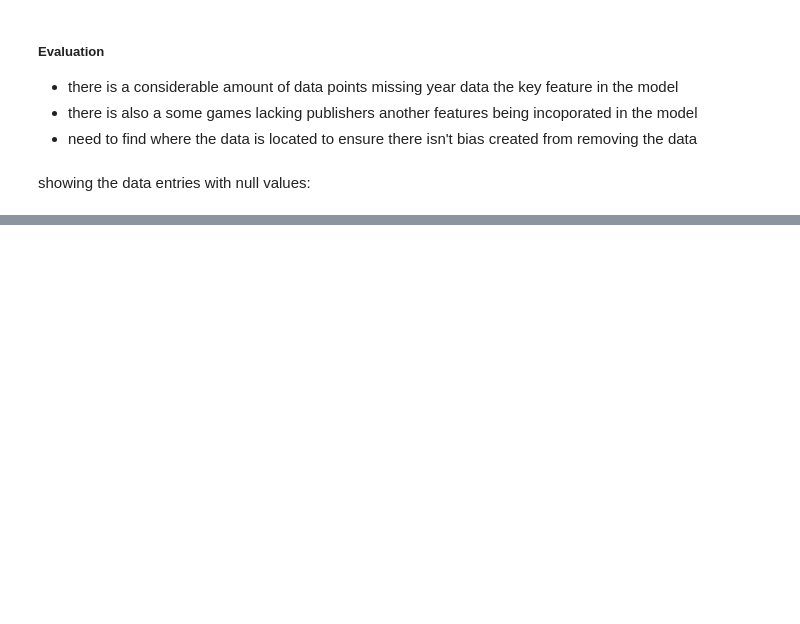
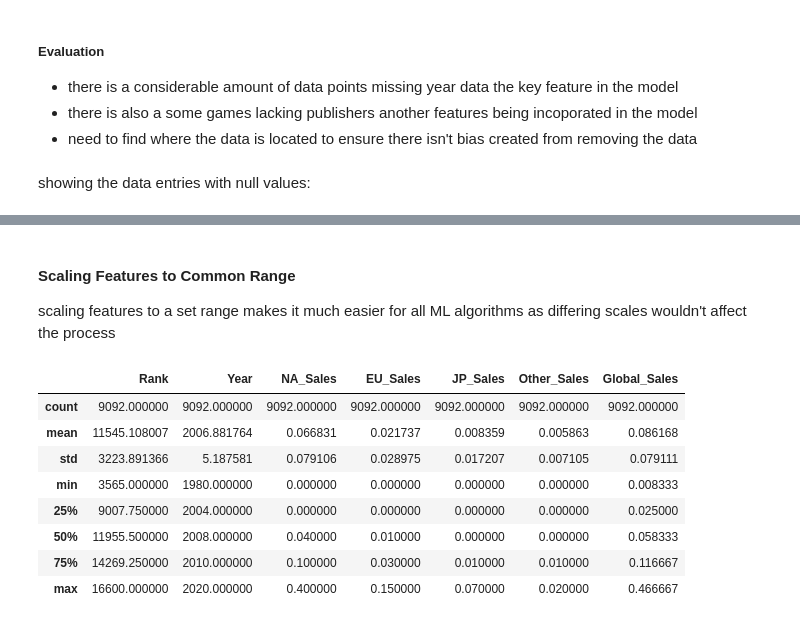
Before and after one commit to TempeHS/2025SE-LiamW-ML_AssessmentTask, a Jupyter notebook: Data_Wrangling/2. Data_Wrangling.ipynb, the cells around one changed output, grey strips where cells are left out. Saved outputs shown, nothing was run; the diff lists cells and outputs as text; code cells hidden in the pictures; blank space fills up the shorter version.

```diff
--- a/Data_Wrangling/2. Data_Wrangling.ipynb
+++ b/Data_Wrangling/2. Data_Wrangling.ipynb
@@ -63,0 +176,8 @@ I also noticed that there are the same game on different consoles as different d
+# %%
+print(data_frame['NA_Sales'].describe())
+Q1 = data_frame['NA_Sales'].quantile(0.25)
+Q3 = data_frame['NA_Sales'].quantile(0.75)
+IQR = Q3 - Q1
+print(f'Outliers are a NA_Sales above {Q3 + IQR * 1.5} or below {Q1 - IQR * 1.5}')
+data_frame = data_frame[(data_frame['NA_Sales'] >= Q1 - 1.5 * IQR) & (data_frame['NA_Sales'] <= Q3 + 1.5 * IQR)]
+print(data_frame['NA_Sales'].describe())
@@ -63,0 +204,8 @@ I also noticed that there are the same game on different consoles as different d
+# %%
+print(data_frame['EU_Sales'].describe())
+Q1 = data_frame['EU_Sales'].quantile(0.25)
+Q3 = data_frame['EU_Sales'].quantile(0.75)
+IQR = Q3 - Q1
+print(f'Outliers are a EU_Sales above {Q3 + IQR * 1.5} or below {Q1 - IQR * 1.5}')
+data_frame = data_frame[(data_frame['EU_Sales'] >= Q1 - 1.5 * IQR) & (data_frame['EU_Sales'] <= Q3 + 1.5 * IQR)]
+print(data_frame['EU_Sales'].describe())
@@ -63,0 +232,8 @@ I also noticed that there are the same game on different consoles as different d
+# %%
+print(data_frame['JP_Sales'].describe())
+Q1 = data_frame['JP_Sales'].quantile(0.25)
+Q3 = data_frame['JP_Sales'].quantile(0.75)
+IQR = Q3 - Q1
+print(f'Outliers are a JP_Sales above {Q3 + IQR * 1.5} or below {Q1 - IQR * 1.5}')
+data_frame = data_frame[(data_frame['JP_Sales'] >= Q1 - 1.5 * IQR) & (data_frame['JP_Sales'] <= Q3 + 1.5 * IQR)]
+print(data_frame['JP_Sales'].describe())
@@ -63,0 +260,8 @@ I also noticed that there are the same game on different consoles as different d
+# %%
+print(data_frame['Other_Sales'].describe())
+Q1 = data_frame['Other_Sales'].quantile(0.25)
+Q3 = data_frame['Other_Sales'].quantile(0.75)
+IQR = Q3 - Q1
+print(f'Outliers are a Other_Sales above {Q3 + IQR * 1.5} or below {Q1 - IQR * 1.5}')
+data_frame = data_frame[(data_frame['Other_Sales'] >= Q1 - 1.5 * IQR) & (data_frame['Other_Sales'] <= Q3 + 1.5 * IQR)]
+print(data_frame['Other_Sales'].describe())
@@ -63,0 +288,26 @@ I also noticed that there are the same game on different consoles as different d
+# %% [markdown]
+#### Scaling Features to Common Range
+scaling features to a set range makes it much easier for all ML algorithms as differing scales wouldn't affect the process
+# %%
+scale_feature = 'Global_Sales'
+
+#the minimum value with space for outliers
+MIN_GS = 0
+
+#the maximum value with space for outliers
+MAX_GS = 1.2
+
+#scale features
+data_frame[scale_feature] = [(X - MIN_GS) / (MAX_GS - MIN_GS) for X in data_frame[scale_feature]]
+
+data_frame.describe()
+# %% [output]
+|  | Rank | Year | NA_Sales | EU_Sales | JP_Sales | Other_Sales | Global_Sales |
+| count | 9092.000000 | 9092.000000 | 9092.000000 | 9092.000000 | 9092.000000 | 9092.000000 | 9092.000000 |
+| mean | 11545.108007 | 2006.881764 | 0.066831 | 0.021737 | 0.008359 | 0.005863 | 0.086168 |
+| std | 3223.891366 | 5.187581 | 0.079106 | 0.028975 | 0.017207 | 0.007105 | 0.079111 |
+| min | 3565.000000 | 1980.000000 | 0.000000 | 0.000000 | 0.000000 | 0.000000 | 0.008333 |
+| 25% | 9007.750000 | 2004.000000 | 0.000000 | 0.000000 | 0.000000 | 0.000000 | 0.025000 |
+| 50% | 11955.500000 | 2008.000000 | 0.040000 | 0.010000 | 0.000000 | 0.000000 | 0.058333 |
+| 75% | 14269.250000 | 2010.000000 | 0.100000 | 0.030000 | 0.010000 | 0.010000 | 0.116667 |
+| max | 16600.000000 | 2020.000000 | 0.400000 | 0.150000 | 0.070000 | 0.020000 | 0.466667 |
```
Also changed, not shown: parts of 26 cells of this notebook, 1 other file.
